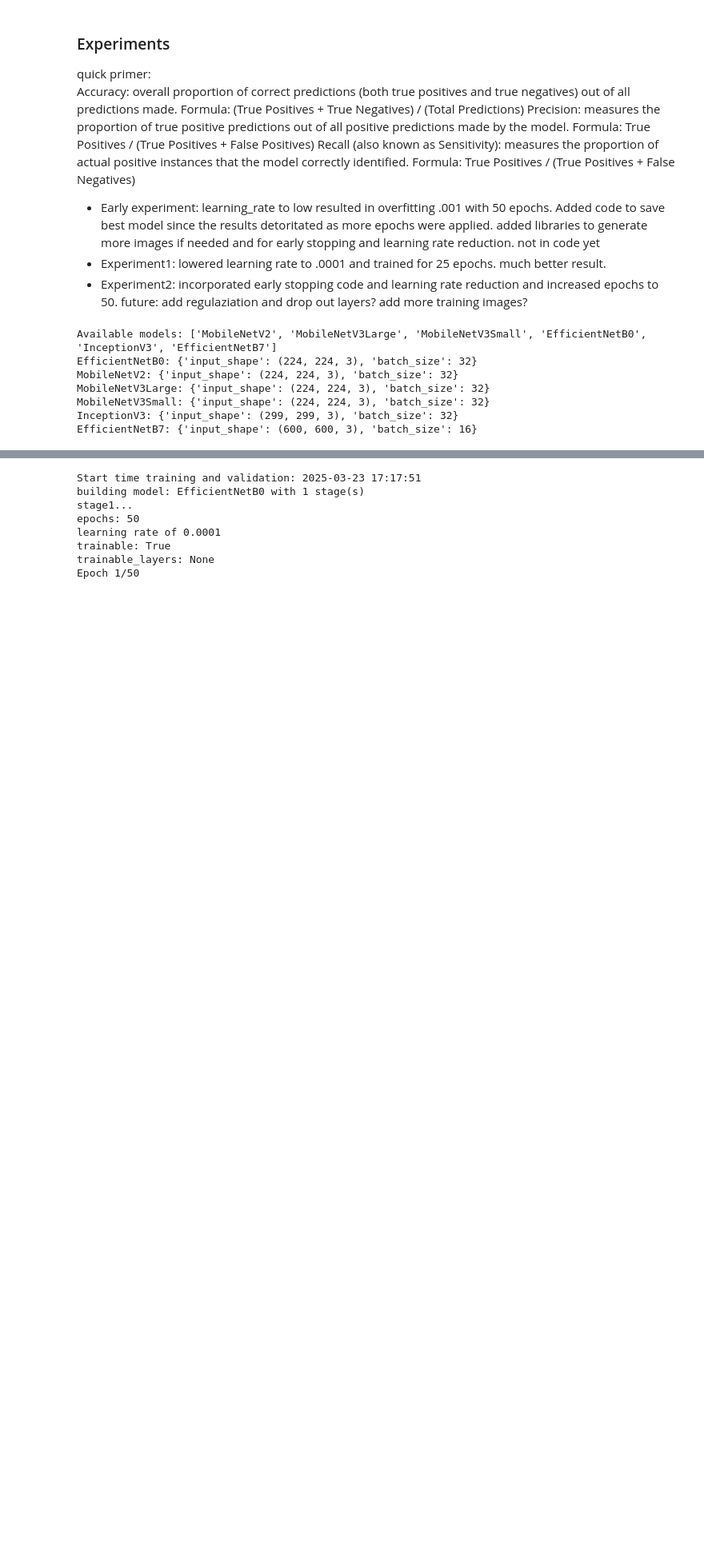
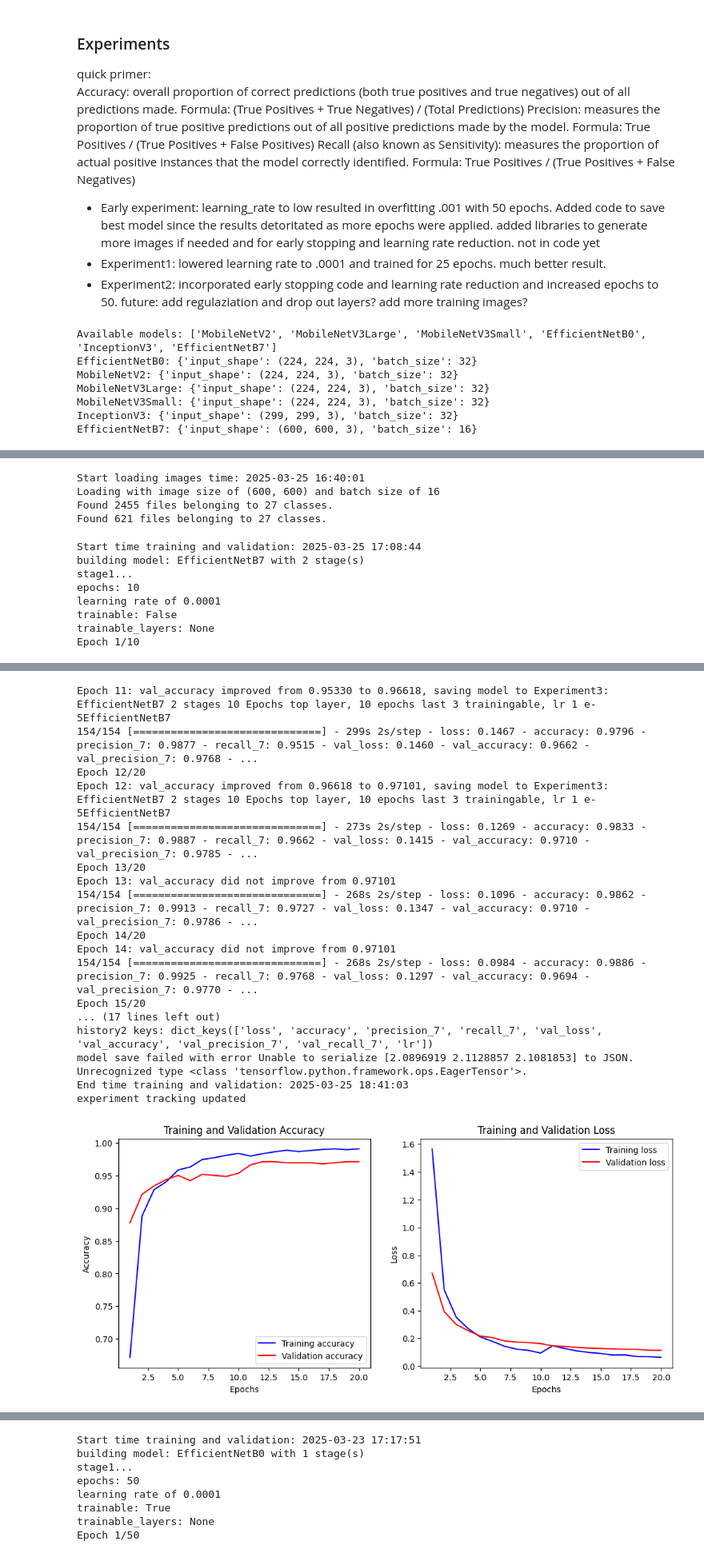
Before and after one commit to JimMaastricht5/birdclassifier, a Jupyter notebook: train_models.ipynb, the cells around one changed output, grey strips where cells are left out. Shown at 80% size. Drawn from its saved outputs; the diff is of its cells as text; code cells hidden in the pictures; blank space fills up the shorter version.

Commit message:
experiments 3 (wip)

```diff
--- a/train_models.ipynb
+++ b/train_models.ipynb
@@ -170,6 +170,10 @@ def run_model_experiment(experiment_name, model_name, stages, stage1, stage2, tr
         base_model = MobileNetV3Small(weights='imagenet', include_top=False, input_shape=(224, 224, 3))
     elif model_name == 'EfficientNetB0':
         base_model = EfficientNetB0(weights='imagenet', include_top=False, input_shape=(224, 224, 3))
+    elif model_name == 'InceptionV3':
+        base_model = InceptionV3(weights='imagenet', include_top=False, input_shape=(229, 229, 3))
+    elif model_name == 'EfficientNetB7':
+        base_model = EfficientNetB7(weights='imagenet', include_top=False, input_shape=(600, 600, 3))
     else:
         print(f'unknown model {model_name} inf run_model_experiment case statement')
 
@@ -350,3 +354,17 @@ EfficientNetB7: {'input_shape': (600, 600, 3), 'batch_size': 16}
 # }
 
 # run_experiments(base_experiments_dict, default_train_dataset, default_validate_dataset, num_classes, log_record=False)
+# %%
+#### Experiment 3 InceptionNet 2 stages Epochs eacg, transfer learning
+models_list = list(model_input_variables.keys())
+experiment_dict = {
+    'Experiment3: InceptionV3 2 stags 10 Epochs each, not fully trainable, last 10 layers in stage2': {
+        # 'model_types': [0, 1, 2, 3], # leave out the two models with weird image sizes for now
+        'model_types': [4], # InceptionV3
+        'number_of_stages': 2,
+        'stage1': {'epochs': 10, 'base_trainable': False, 'trainable_layers': None, 'learning_rate': 0.0001},
+        'stage2': {'epochs': 10, 'base_trainable': False, 'trainable_layers': -10, 'learning_rate': 0.00001}
+    }
+}
+
+run_experiments(experiment_dict, inception_train_dataset, inception_validate_dataset, num_classes)
@@ -352,0 +373,34 @@ EfficientNetB7: {'input_shape': (600, 600, 3), 'batch_size': 16}
+# %%
+# load the data 600x600x3 ,batch size 32 data set for EfficientNetB7
+EfficientNetB7_train_dataset, EfficientNetB7_validate_dataset = load_images(image_size=(600, 600), batch_size=16)
+num_classes = len(inception_train_dataset.class_names) # get class count, same no mater how the data is loaded given the same data set
+# %% [output]
+Start loading images time: 2025-03-25 16:40:01
+Loading with image size of (600, 600) and batch size of 16
+Found 2455 files belonging to 27 classes.
+Found 621 files belonging to 27 classes.
+# %%
+#### Experiment 3 EfficentNetB7 50 Epochs, transfer learning, all layers traininable failed, learing rate 0.0001
+# re running with only top layer trainingable.  I suspect the model is too big to bring into memory and retrain based on the error
+# this could be a candidate for 2 stages of training with the second statge unlocking the top XX layers.
+models_list = list(model_input_variables.keys())
+experiment_dict = {
+    'Experiment3: EfficientNetB7 2 stages 10 Epochs top layer, 10 epochs last 3 trainingable, lr 1 e-5': {
+        # 'model_types': [0, 1, 2, 3], # leave out the two models with weird image sizes for now
+        'model_types': [5], # EfficientNetB7
+        'number_of_stages': 2,
+        'stage1': {'epochs': 10, 'base_trainable': False, 'trainable_layers': None, 'learning_rate': 0.0001},
+        'stage2': {'epochs': 10, 'base_trainable': False, 'trainable_layers': -10, 'learning_rate': 0.00001}
+    }
+}
+
+run_experiments(experiment_dict, EfficientNetB7_train_dataset, EfficientNetB7_validate_dataset, num_classes)
+# %% [output]
+Start time training and validation: 2025-03-25 17:08:44
+building model: EfficientNetB7 with 2 stage(s)
+stage1...
+epochs: 10
+learning rate of 0.0001
+trainable: False
+trainable_layers: None
+Epoch 1/10
@@ -352,0 +426,18 @@ EfficientNetB7: {'input_shape': (600, 600, 3), 'batch_size': 16}
+Epoch 11: val_accuracy improved from 0.95330 to 0.96618, saving model to Experiment3: EfficientNetB7 2 stages 10 Epochs top layer, 10 epochs last 3 trainingable, lr 1 e-5EfficientNetB7
+154/154 [==============================] - 299s 2s/step - loss: 0.1467 - accuracy: 0.9796 - precision_7: 0.9877 - recall_7: 0.9515 - val_loss: 0.1460 - val_accuracy: 0.9662 - val_precision_7: 0.9768 - ...
+Epoch 12/20
+Epoch 12: val_accuracy improved from 0.96618 to 0.97101, saving model to Experiment3: EfficientNetB7 2 stages 10 Epochs top layer, 10 epochs last 3 trainingable, lr 1 e-5EfficientNetB7
+154/154 [==============================] - 273s 2s/step - loss: 0.1269 - accuracy: 0.9833 - precision_7: 0.9887 - recall_7: 0.9662 - val_loss: 0.1415 - val_accuracy: 0.9710 - val_precision_7: 0.9785 - ...
+Epoch 13/20
+Epoch 13: val_accuracy did not improve from 0.97101
+154/154 [==============================] - 268s 2s/step - loss: 0.1096 - accuracy: 0.9862 - precision_7: 0.9913 - recall_7: 0.9727 - val_loss: 0.1347 - val_accuracy: 0.9710 - val_precision_7: 0.9786 - ...
+Epoch 14/20
+Epoch 14: val_accuracy did not improve from 0.97101
+154/154 [==============================] - 268s 2s/step - loss: 0.0984 - accuracy: 0.9886 - precision_7: 0.9925 - recall_7: 0.9768 - val_loss: 0.1297 - val_accuracy: 0.9694 - val_precision_7: 0.9770 - ...
+Epoch 15/20
+... (17 lines left out)
+history2 keys: dict_keys(['loss', 'accuracy', 'precision_7', 'recall_7', 'val_loss', 'val_accuracy', 'val_precision_7', 'val_recall_7', 'lr'])
+model save failed with error Unable to serialize [2.0896919 2.1128857 2.1081853] to JSON. Unrecognized type <class 'tensorflow.python.framework.ops.EagerTensor'>.
+End time training and validation: 2025-03-25 18:41:03
+experiment tracking updated
+[figure, added]
```
Also changed, not shown: parts of 7 cells of this notebook.
